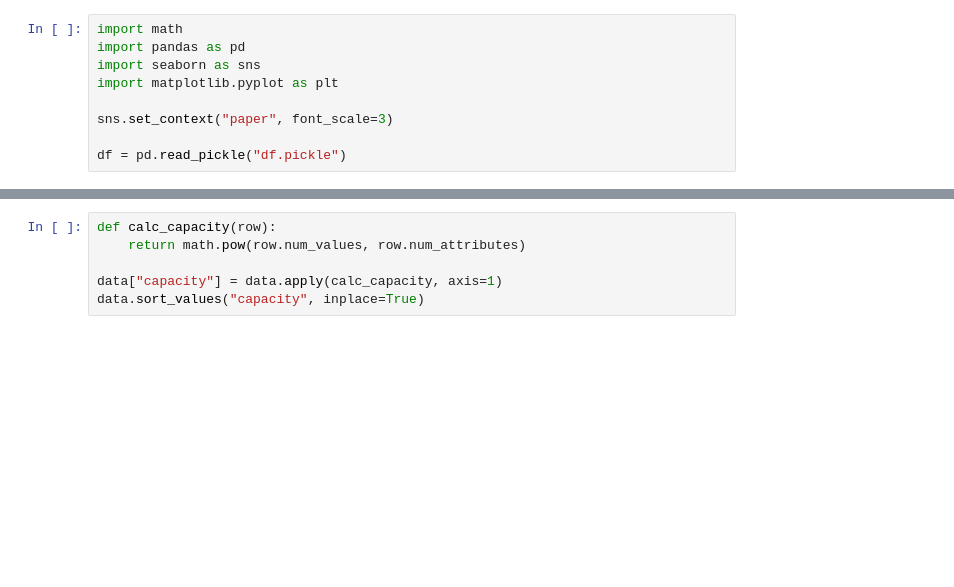
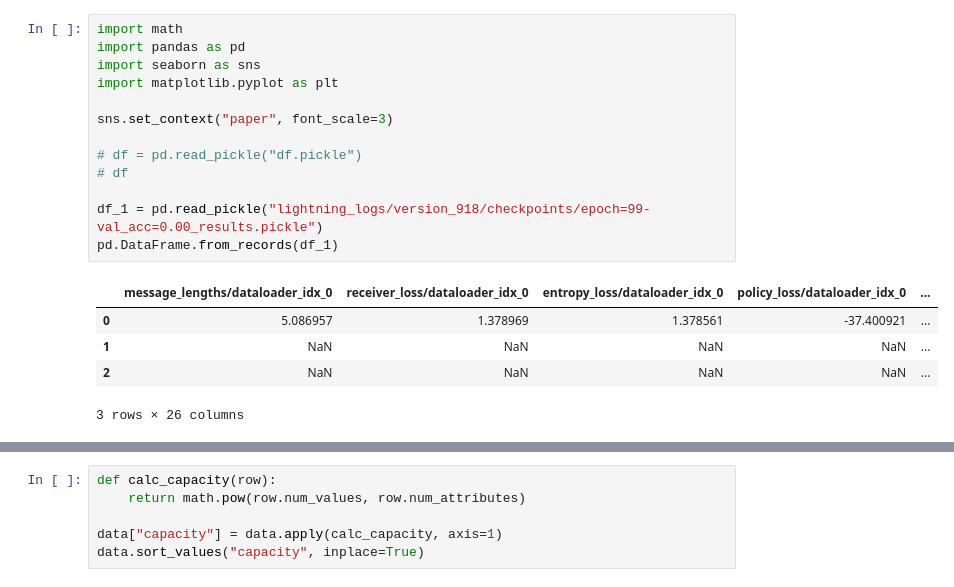
Before and after one commit to mitjanikolaus/emergent_communication, a Jupyter notebook: eval_grid_search_from_logs.ipynb, the cells around one changed output, grey strips where cells are left out. Saved outputs shown, nothing was run; the diff lists cells and outputs as text; blank space fills up the shorter version.

```diff
--- a/eval_grid_search_from_logs.ipynb
+++ b/eval_grid_search_from_logs.ipynb
@@ -1,9 +1,19 @@
 # %%
 import math
 import pandas as pd
 import seaborn as sns
 import matplotlib.pyplot as plt
 
 sns.set_context("paper", font_scale=3)
 
-df = pd.read_pickle("df.pickle")
+# df = pd.read_pickle("df.pickle")
+# df
+
+df_1 = pd.read_pickle("lightning_logs/version_918/checkpoints/epoch=99-val_acc=0.00_results.pickle")
+pd.DataFrame.from_records(df_1)
+# %% [output]
+|  | message_lengths/dataloader_idx_0 | receiver_loss/dataloader_idx_0 | entropy_loss/dataloader_idx_0 | policy_loss/dataloader_idx_0 | ... |
+| 0 | 5.086957 | 1.378969 | 1.378561 | -37.400921 | ... |
+| 1 | NaN | NaN | NaN | NaN | ... |
+| 2 | NaN | NaN | NaN | NaN | ... |
+3 rows × 26 columns
```
Also changed, not shown: parts of 4 cells of this notebook, 1 other file.
